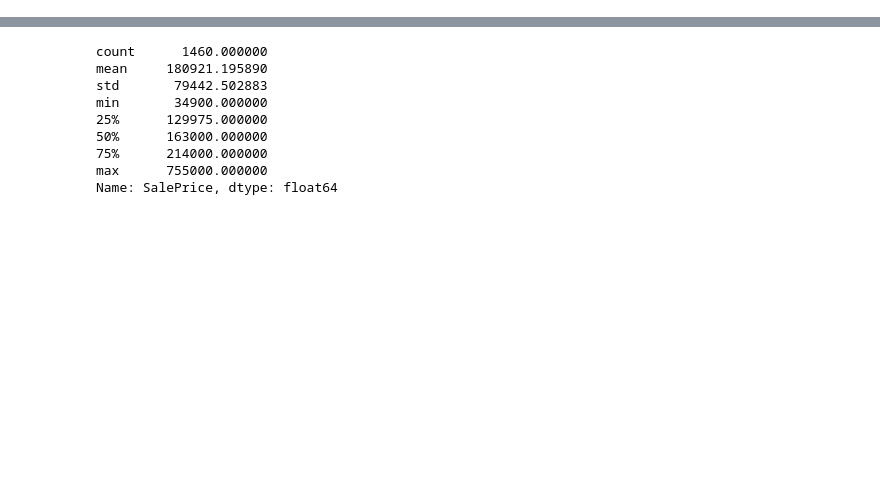
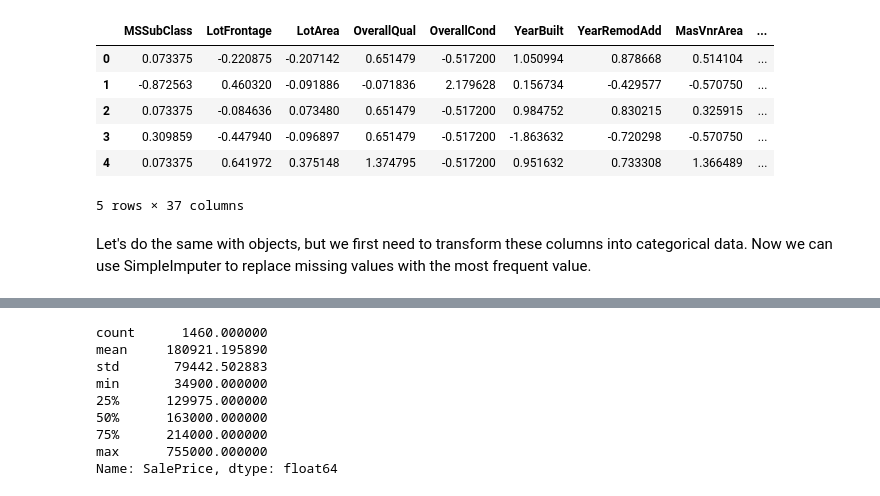
Before and after one commit to wilberquito/House-Pricing, a Jupyter notebook: HousePricing/housepricing.ipynb, the cells around one changed output, grey strips where cells are left out. Saved outputs shown, nothing was run; the diff lists cells and outputs as text; code cells hidden in the pictures; blank space fills up the shorter version.

```diff
--- a/HousePricing/housepricing.ipynb
+++ b/HousePricing/housepricing.ipynb
@@ -10,0 +125,13 @@ dataset_df.info()
+# %%
+df_num.head()
+# %% [output]
+|  | MSSubClass | LotFrontage | LotArea | OverallQual | OverallCond | YearBuilt | YearRemodAdd | MasVnrArea | ... |
+| 0 | 0.073375 | -0.220875 | -0.207142 | 0.651479 | -0.517200 | 1.050994 | 0.878668 | 0.514104 | ... |
+| 1 | -0.872563 | 0.460320 | -0.091886 | -0.071836 | 2.179628 | 0.156734 | -0.429577 | -0.570750 | ... |
+| 2 | 0.073375 | -0.084636 | 0.073480 | 0.651479 | -0.517200 | 0.984752 | 0.830215 | 0.325915 | ... |
+| 3 | 0.309859 | -0.447940 | -0.096897 | 0.651479 | -0.517200 | -1.863632 | -0.720298 | -0.570750 | ... |
+| 4 | 0.073375 | 0.641972 | 0.375148 | 1.374795 | -0.517200 | 0.951632 | 0.733308 | 1.366489 | ... |
+5 rows × 37 columns
+# %% [markdown]
+Let's do the same with objects, but we first need to transform these columns into categorical data.
+Now we can use SimpleImputer to replace missing values with the most frequent value.
```
Also changed, not shown: parts of 21 cells of this notebook, 1 other file.
